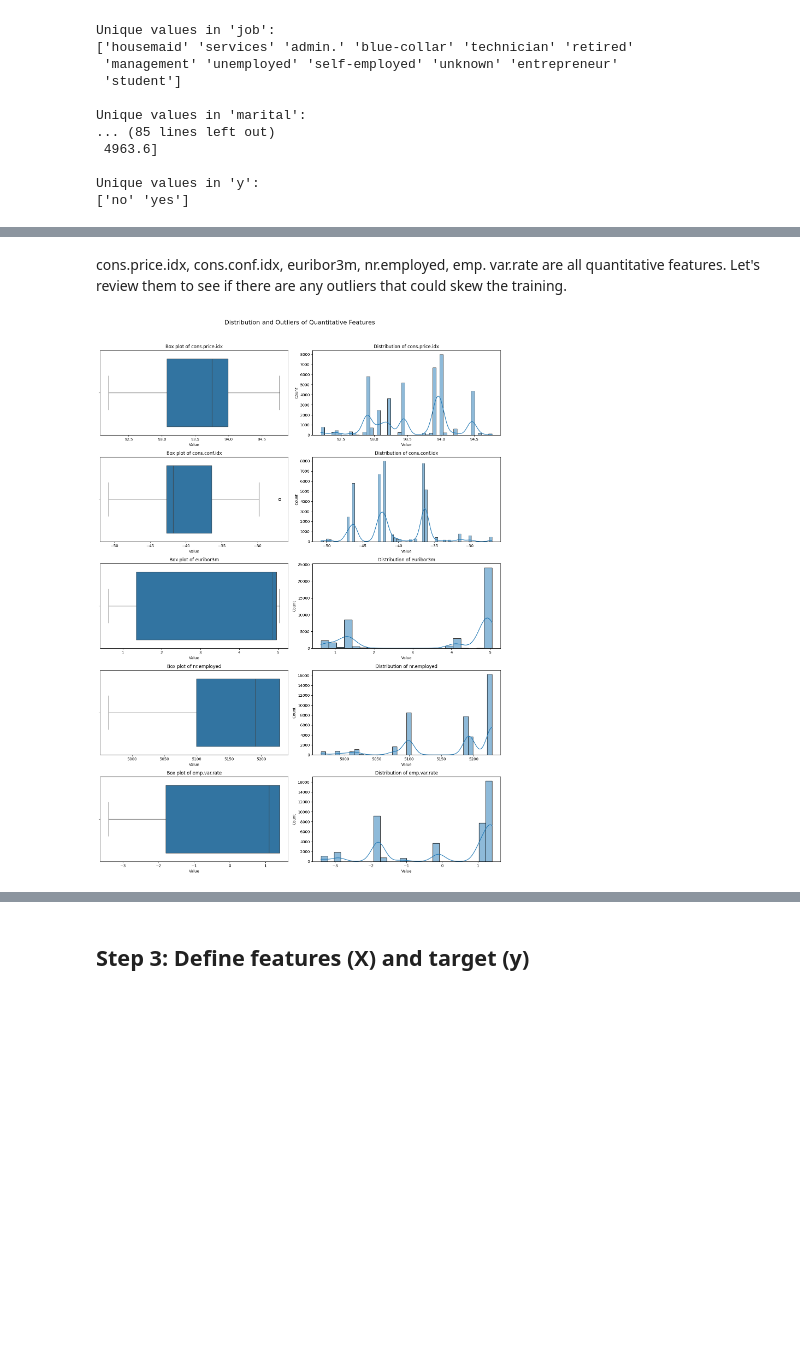
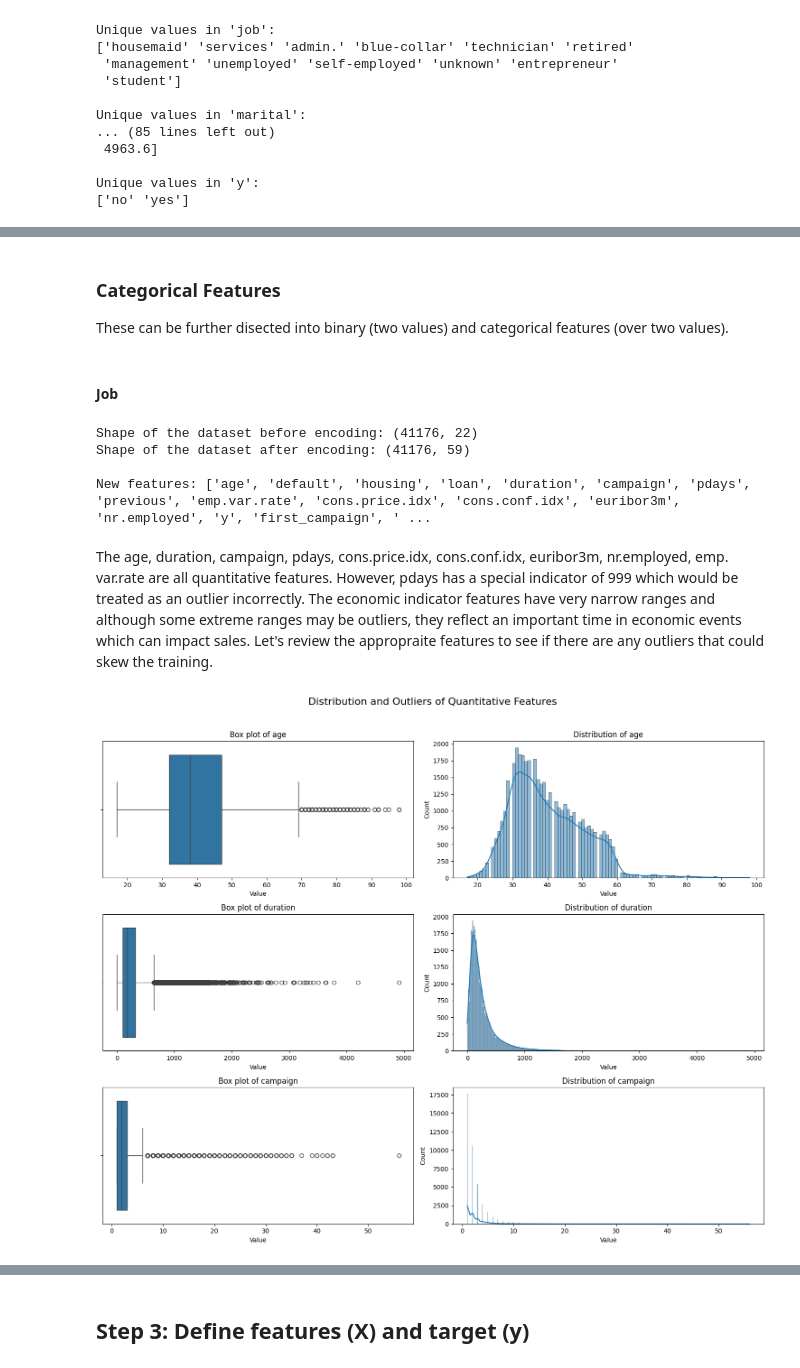
Before and after one commit to Znovak2/COT, a Jupyter notebook: Assignments/_week8.ipynb, the cells around one changed output, grey strips where cells are left out. Drawn from its saved outputs; the diff is of its cells as text; code cells hidden in the pictures; blank space fills up the shorter version.

Commit message:
Implement additional data analysis techniques in week 8 notebook

```diff
--- a/Assignments/_week8.ipynb
+++ b/Assignments/_week8.ipynb
@@ -86,9 +158,6 @@ The dataset has many binary questions filled in with 'unknown' values. One exper
 # %%
-# we can remove the contact feature since there will not be any correlation between contact and the target variable
-df.drop('contact', axis=1, inplace=True)
-
 # check for duplicates
-print("\nNumber of duplicates:", df.duplicated().sum())
+print("\nNumber of duplicates in the initial datset:", df.duplicated().sum())
 
 # dop dupicates
 df.drop_duplicates(inplace=True)
@@ -157,0 +175,17 @@ Shape of the dataset after dropping bad data:  (41171, 20)
+# %%
+# Create the 'first_campaign' feature
+def first_campaign(pdays):
+    if pdays == 999:
+        return 1
+    else:
+        return 0
+
+df['first_campaign'] = df['pdays'].apply(first_campaign)
+
+# Display the first few rows to verify the new feature
+print(df[['pdays', 'first_campaign']].head(10))
+
+# Print unique values and statistics for the new feature
+print("\nUnique values in 'first_campaign':", df['first_campaign'].unique())
+print("\nCount of first campaign vs returning customers:")
+print(df['first_campaign'].value_counts())
@@ -158,29 +212,62 @@ Shape of the dataset after dropping bad data:  (41171, 20)
+# %% [markdown]
+### Categorical Features
+
+These can be further disected into binary (two values) and categorical features (over two values).
+# %% [markdown]
+#### Job
+# %%
+from sklearn.preprocessing import LabelEncoder
+
+# shape of the dataset before encoding
+print("Shape of the dataset before encoding:", df.shape)
+
+# First use Label Encoder for binary categorical variables
+binary_features = ['default', 'housing', 'loan', 'y']
+label_encoder = LabelEncoder()
+for feature in binary_features:
+    df[feature] = label_encoder.fit_transform(df[feature])
+
+# Use one-hot encoding for non-binary categorical variables
+categorical_features = ['job', 'contact', 'marital', 'education', 'month', 'day_of_week', 'poutcome']
+df_encoded = pd.get_dummies(df, columns=categorical_features)
+
+# Print the shape of the new dataframe to see how many features we now have
+print("Shape of the dataset after encoding:", df_encoded.shape)
+print("\nNew features:", df_encoded.columns.tolist())
+# %% [output]
+Shape of the dataset before encoding: (41176, 22)
+Shape of the dataset after encoding: (41176, 59)
+
+New features: ['age', 'default', 'housing', 'loan', 'duration', 'campaign', 'pdays', 'previous', 'emp.var.rate', 'cons.price.idx', 'cons.conf.idx', 'euribor3m', 'nr.employed', 'y', 'first_campaign', ' ...
 # %% [markdown]
-cons.price.idx, cons.conf.idx, euribor3m, nr.employed, emp. var.rate are all quantitative features. Let's review them to see if there are any outliers that could skew the training.
+The age, duration, campaign, pdays, cons.price.idx, cons.conf.idx, euribor3m, nr.employed, emp. var.rate are all quantitative features. However, pdays has a special indicator of 999 which would be treated as an outlier incorrectly. The economic indicator features have very narrow ranges and although some extreme ranges may be outliers, they reflect an important time in economic events which can impact sales.
+Let's review the appropraite features to see if there are any outliers that could skew the training.
 # %%
 import seaborn as sns
 import matplotlib.pyplot as plt
 
+#@ Initial check of feature distribution
+
 # List of quantitative features to check for outliers
-quantitative_features = ['cons.price.idx', 'cons.conf.idx', 'euribor3m', 'nr.employed', 'emp.var.rate']
+quantitative_features = ['age','duration', 'campaign']
 
 # Create box plots and histograms for each quantitative feature
 fig, axes = plt.subplots(len(quantitative_features), 2, figsize=(15, 4*len(quantitative_features)))
 fig.suptitle('Distribution and Outliers of Quantitative Features', fontsize=16, y=1.02)
 
 for i, feature in enumerate(quantitative_features):
     # Box plot
     sns.boxplot(x=df[feature], ax=axes[i,0])
     axes[i,0].set_title(f'Box plot of {feature}')
     axes[i,0].set_xlabel('Value')
 
     # Histogram with KDE
     sns.histplot(df[feature], kde=True, ax=axes[i,1])
     axes[i,1].set_title(f'Distribution of {feature}')
     axes[i,1].set_xlabel('Value')
 
 plt.tight_layout()
 plt.show()
 # %% [output]
-[figure, old version]
+[figure, new version]
 # %% [markdown]
```
Also changed, not shown: parts of 22 cells of this notebook.
